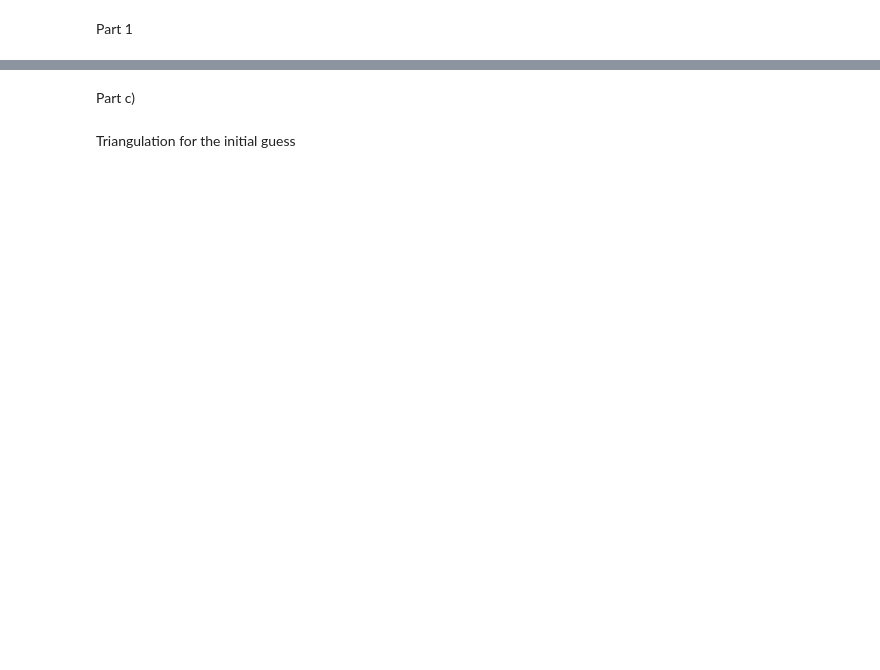
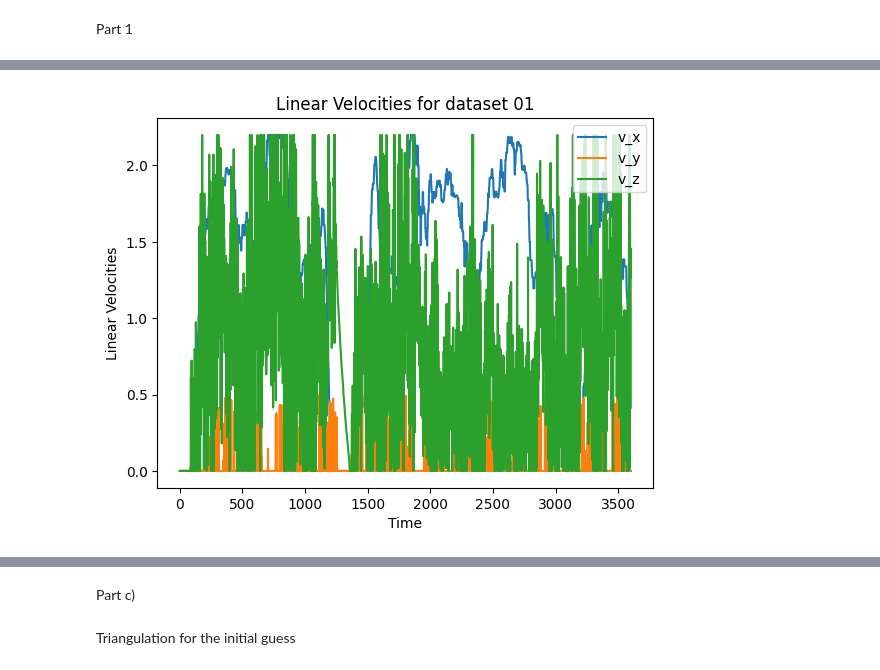
Before and after one commit to pedramaghazadeh/ECE276a, a Jupyter notebook: Project3/code/main.ipynb, the cells around one changed output, grey strips where cells are left out. Drawn from its saved outputs; the diff is of its cells as text; code cells hidden in the pictures; blank space fills up the shorter version.

```diff
--- a/Project3/code/main.ipynb
+++ b/Project3/code/main.ipynb
@@ -16,9 +16,9 @@ motion_noise = 1
 W = np.eye(6) * motion_noise
 V = np.eye(4) * obs_noise
 
-dataset = "00"
-filename = f"../data/dataset00/dataset{dataset}.npy"
-imgs = f"../data/dataset00/dataset{dataset}_imgs.npy"
+dataset = "01"
+filename = f"../data/dataset{dataset}/dataset{dataset}.npy"
+imgs = f"../data/dataset{dataset}/dataset{dataset}_imgs.npy"
 
 v_t, w_t, timestamps, features, K_l, K_r, extL_T_imu, extR_T_imu = load_data(filename)
 images = np.load(imgs, allow_pickle=True).item()
@@ -83,9 +106,15 @@ plt.show()
 # %%
 plt.plot(v_t[:, 0], label="v_x")
 plt.plot(v_t[:, 1], label="v_y")
 plt.plot(v_t[:, 2], label="v_z")
+
+plt.title(f"Linear Velocities for dataset {dataset}")
+plt.xlabel("Time")
+plt.ylabel("Linear Velocities")
 plt.legend()
 plt.show()
+# %% [output]
+[figure, added]
 # %%
 plt.plot(w_t[:, 0], label="w_x")
 plt.plot(w_t[:, 1], label="w_y")
```
Also changed, not shown: parts of 21 cells of this notebook, 1 other file.
